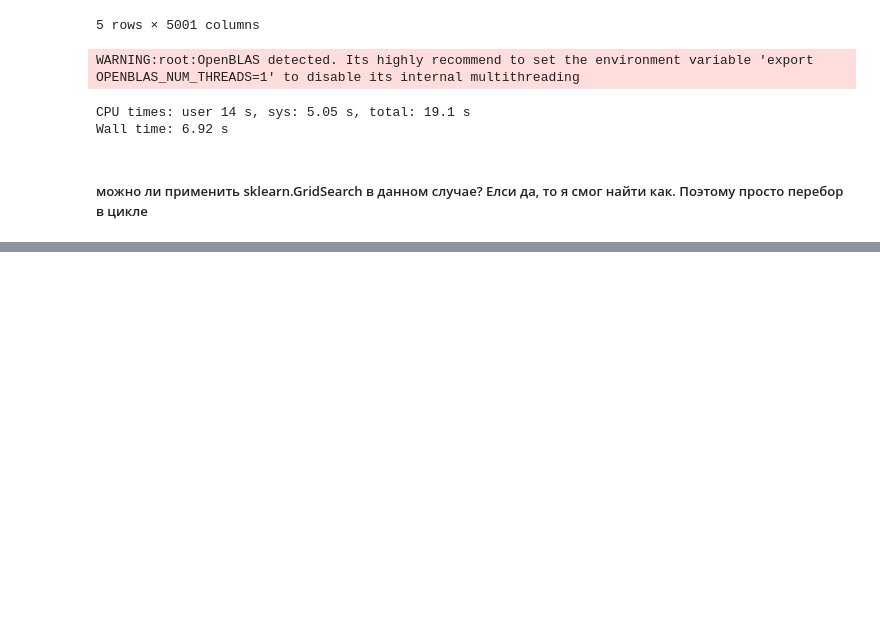
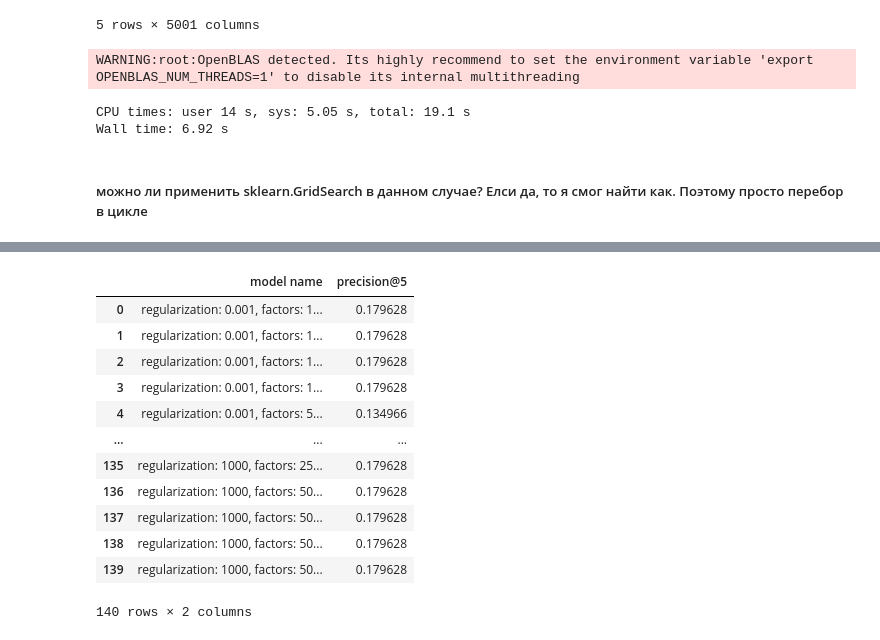
Before and after one commit to alexbabkin/gb-recommendation-systems, a Jupyter notebook: lesson-3/HW3.ipynb, the cells around one changed output, grey strips where cells are left out. Saved outputs shown, nothing was run; the diff lists cells and outputs as text; code cells hidden in the pictures; blank space fills up the shorter version.

```diff
--- a/lesson-3/HW3.ipynb
+++ b/lesson-3/HW3.ipynb
@@ -191,0 +192,38 @@ Wall time: 26min 44s
+# %%
+def precision_at_k(recommended_list, bought_list, k=5):
+    bought_list = np.array(bought_list)
+    recommended_list = np.array(recommended_list)[:k]
+    flags = np.isin(bought_list, recommended_list)
+    precision = flags.sum() / len(recommended_list)
+
+    return precision
+# %%
+model_names = [m for m in list(result)[2:] ]
+# %%
+k = 5
+res_table = pd.DataFrame(
+    [
+        (model_name, result.apply(lambda row: precision_at_k(recommended_list=row[model_name],
+                                                             bought_list=row['actual'],
+                                                             k=k),
+                                                             axis=1).mean())
+        for model_name in model_names
+    ],
+    columns=['model name', f'precision@{k}']
+)
+# %%
+res_table
+# %% [output]
+|  | model name | precision@5 |
+| 0 | regularization: 0.001, factors: 1... | 0.179628 |
+| 1 | regularization: 0.001, factors: 1... | 0.179628 |
+| 2 | regularization: 0.001, factors: 1... | 0.179628 |
+| 3 | regularization: 0.001, factors: 1... | 0.179628 |
+| 4 | regularization: 0.001, factors: 5... | 0.134966 |
+| ... | ... | ... |
+| 135 | regularization: 1000, factors: 25... | 0.179628 |
+| 136 | regularization: 1000, factors: 50... | 0.179628 |
+| 137 | regularization: 1000, factors: 50... | 0.179628 |
+| 138 | regularization: 1000, factors: 50... | 0.179628 |
+| 139 | regularization: 1000, factors: 50... | 0.179628 |
+140 rows × 2 columns
```
Also changed, not shown: parts of 6 cells of this notebook.
